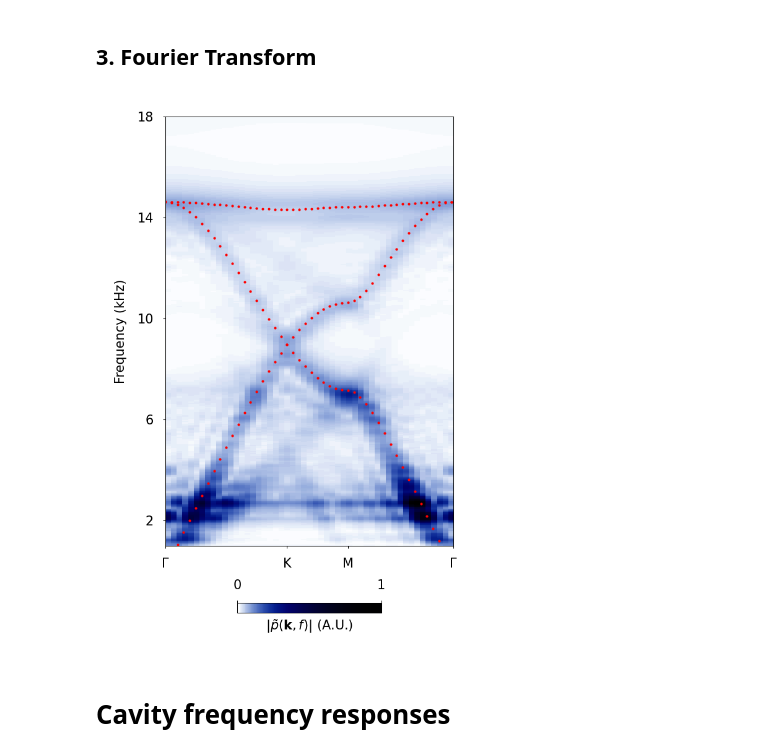
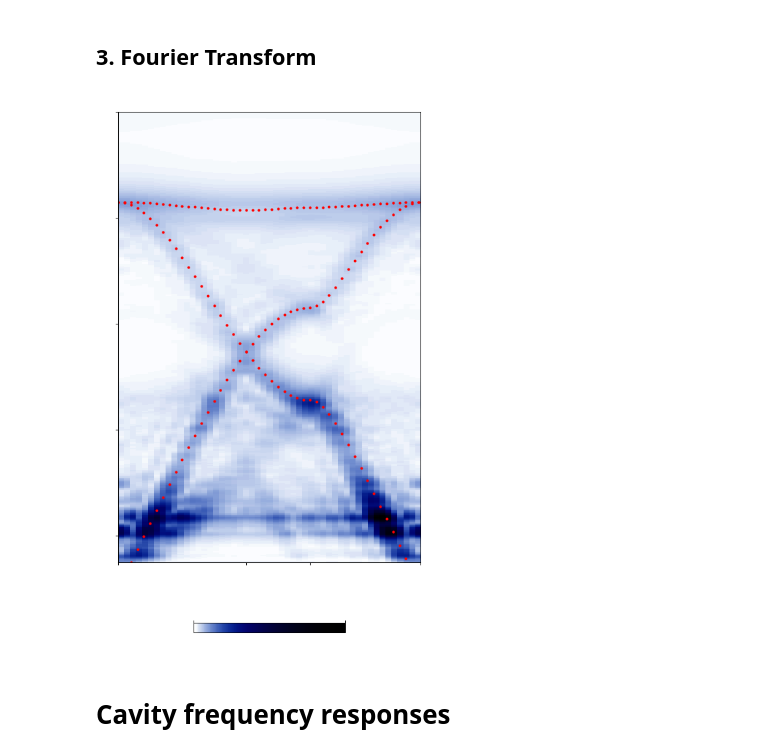
Before and after one commit to jt-y/metamaterials, a Jupyter notebook: processing/notebooks/paper_fig_upload/fig4.ipynb, the cells around one changed output. Drawn from its saved outputs; the diff is of its cells as text; code cells hidden in the pictures.

Commit message:
Updated all plotting codes to include the newest extended-n-kagome (sound hard boundary) simulation results

```diff
--- a/processing/notebooks/paper_fig_upload/fig4.ipynb
+++ b/processing/notebooks/paper_fig_upload/fig4.ipynb
@@ -96,22 +103,15 @@ for i in tqdm(range(len(freqs))):
 
 reciprocal_data = np.average(reciprocal_data, axis=0)
 # %%
-# Load the simulated band structure data for comparison
-sim_dir = home_dir + 'data/simulation/'
-sim_fn = 'kagome_machine_bands_clean.csv'
-
-b_sim = []
-bands_sim = [[], [], []]
-
-with open(sim_dir + sim_fn, newline='') as csvfile:
-    reader = csv.reader(csvfile, delimiter=',')
-    next(reader)
-
-    for row in reader:
-        b_sim.append(float(row[0]))
-        bands_sim[0].append(float(row[1]))
-        bands_sim[1].append(float(row[2]))
-        bands_sim[2].append(float(row[3]))
+# Load the COMSOL-simulated kagome band structure for comparison.
+simulated_band_structure = extract_band_structure(
+    home_dir + 'data/simulation/extkag_0_shb.csv',
+    max_bands=3,
+)
+b_sim = np.asarray(
+    list(simulated_band_structure['frequencies_by_b_hz'])
+)
+bands_sim = band_frequency_matrix(simulated_band_structure).T / 1e3
 # %%
 reciprocal_data_plot = reciprocal_data/np.max(reciprocal_data)
 
@@ -129,35 +129,48 @@ plt.imshow(
     origin='lower',
     aspect='auto',
     interpolation='none',
     cmap=stmpy.cm.blue3_r
 )
 
 # Overlay the simulated band structure as red points
 for band_sim in bands_sim:
     ax.plot(b_sim, band_sim, 'r.', markersize=2, fillstyle='full', markeredgewidth=0)
 
 
 cb = plt.colorbar(ticks = [0,1], location='bottom', pad=0.1, aspect=15, shrink=0.5)
 cb.set_ticks([0, 1])
 cb.ax.tick_params(labelsize=5)
 cb.ax.xaxis.set_tick_params(width=0.25, length = 1)
 cb.ax.xaxis.set_ticks_position('top')
 cb.outline.set_linewidth(0.25)
 cb.set_label(r'|$\tilde{p}(\mathbf{k}, f)$| (A.U.)', fontsize=5, labelpad=2)
 
 
 ax.set_yticks(np.linspace(2, 18, 5))
 ax.set_xticks([0, 1, 1.5, b_norm[-1]], labels=['Γ', 'K', 'M', 'Γ'])
 for axis in ['top','bottom','left','right']:
     ax.spines[axis].set_linewidth(0.25)
 ax.tick_params(axis='both', labelsize=5)
 ax.set_ylabel('Frequency (kHz)', fontsize=5)
 ax.xaxis.set_tick_params(width=0.25, length = 1)
 ax.yaxis.set_tick_params(width=0.25, length = 1)
 
-fig.savefig(out_dir + 'band_structure.pdf', bbox_inches='tight')
+if not SHOW_PLOT_DECORATIONS:
+    ax.set_xlabel('')
+    ax.set_ylabel('')
+    ax.set_title('')
+    ax.tick_params(axis='x', labelbottom=False)
+    ax.tick_params(axis='y', labelleft=False)
+    cb.set_label('')
+    cb.ax.tick_params(labelbottom=False, labeltop=False)
+    legend = ax.get_legend()
+    if legend is not None:
+        legend.remove()
+
+if SAVE_PLOT:
+    fig.savefig(out_dir + 'band_structure.pdf', bbox_inches='tight')
 # %% [output]
-[figure, old version]
+[figure, new version]
 # %% [markdown]
 # Cavity frequency responses
 # %%
```
Also changed, not shown: parts of 5 cells of this notebook, 9 other files.
